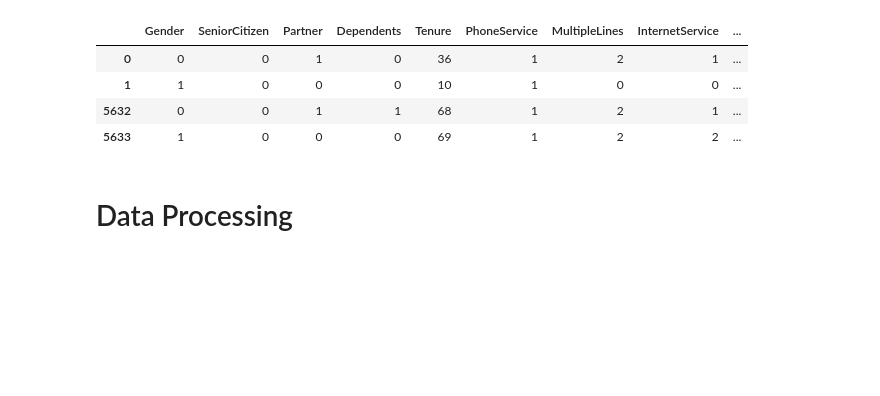
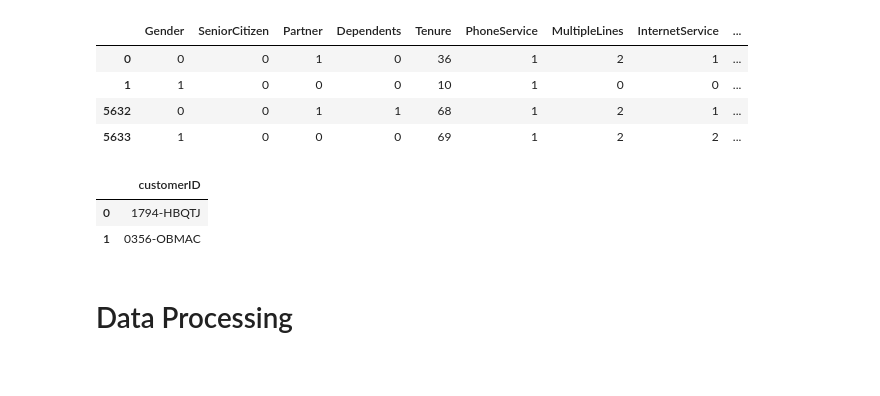
Before and after one commit to bhishanpdl/Project_Customer_Churn, a Jupyter notebook: notebooks/s01_churn_special_pycaret_lr.ipynb, the cells around one changed output. Drawn from its saved outputs; the diff is of its cells as text; code cells hidden in the pictures; blank space fills up the shorter version.

```diff
--- a/notebooks/s01_churn_special_pycaret_lr.ipynb
+++ b/notebooks/s01_churn_special_pycaret_lr.ipynb
@@ -192,0 +189,11 @@ target_name = 'Churn'
+# %%
+path_data_test_raw = ('https://raw.githubusercontent.com/'
+                      'bhishanpdl/Datasets/master/Projects/'
+                      'Telco_Customer_Churn/raw/test.csv')
+
+df_test_raw1 = pd.read_csv(path_data_test_raw,usecols=['customerID'])
+df_test_raw1.head(2)
+# %% [output]
+|  | customerID |
+| 0 | 1794-HBQTJ |
+| 1 | 0356-OBMAC |
```
Also changed, not shown: parts of 28 cells of this notebook, 39 other files.
